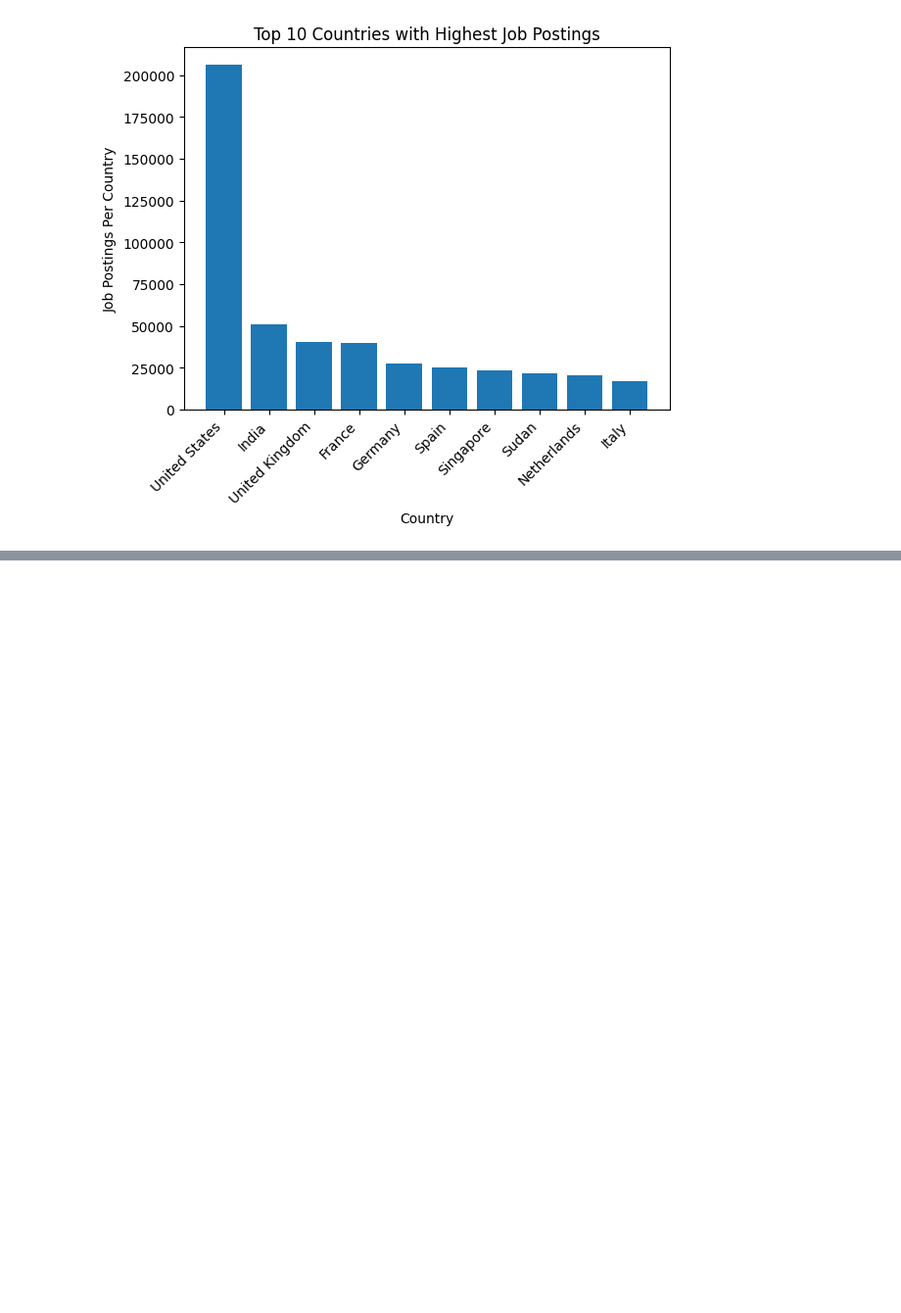
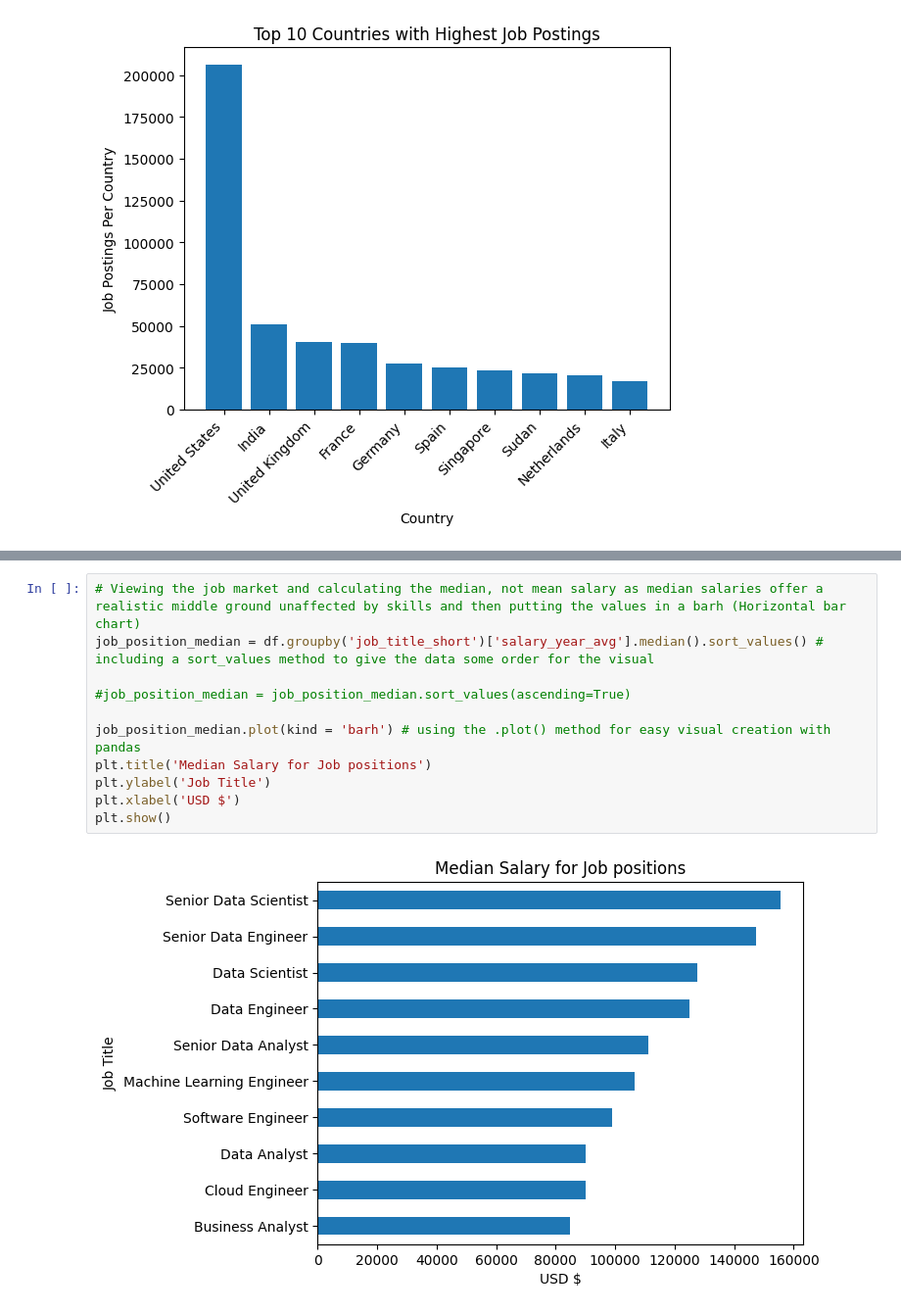
Before and after one commit to dareoyeleke/python_scripting, a Jupyter notebook: matplot_basics.ipynb, the cells around one changed output, grey strips where cells are left out. Shown at 98% size. Cells and saved outputs as stored; diff of their text form; blank space fills up the shorter version.

```diff
--- a/matplot_basics.ipynb
+++ b/matplot_basics.ipynb
@@ -122,0 +165,13 @@ plt.show() # Even though .plot is a pandas method, statefule approches can still
+# %%
+# Viewing the job market and calculating the median, not mean salary as median salaries offer a realistic middle ground unaffected by skills and then putting the values in a barh (Horizontal bar chart)
+job_position_median = df.groupby('job_title_short')['salary_year_avg'].median().sort_values() # including a sort_values method to give the data some order for the visual
+
+#job_position_median = job_position_median.sort_values(ascending=True)
+
+job_position_median.plot(kind = 'barh') # using the .plot() method for easy visual creation with pandas
+plt.title('Median Salary for Job positions')
+plt.ylabel('Job Title')
+plt.xlabel('USD $')
+plt.show()
+# %% [output]
+[figure, added]
```
Also changed, not shown: parts of 3 cells of this notebook.
